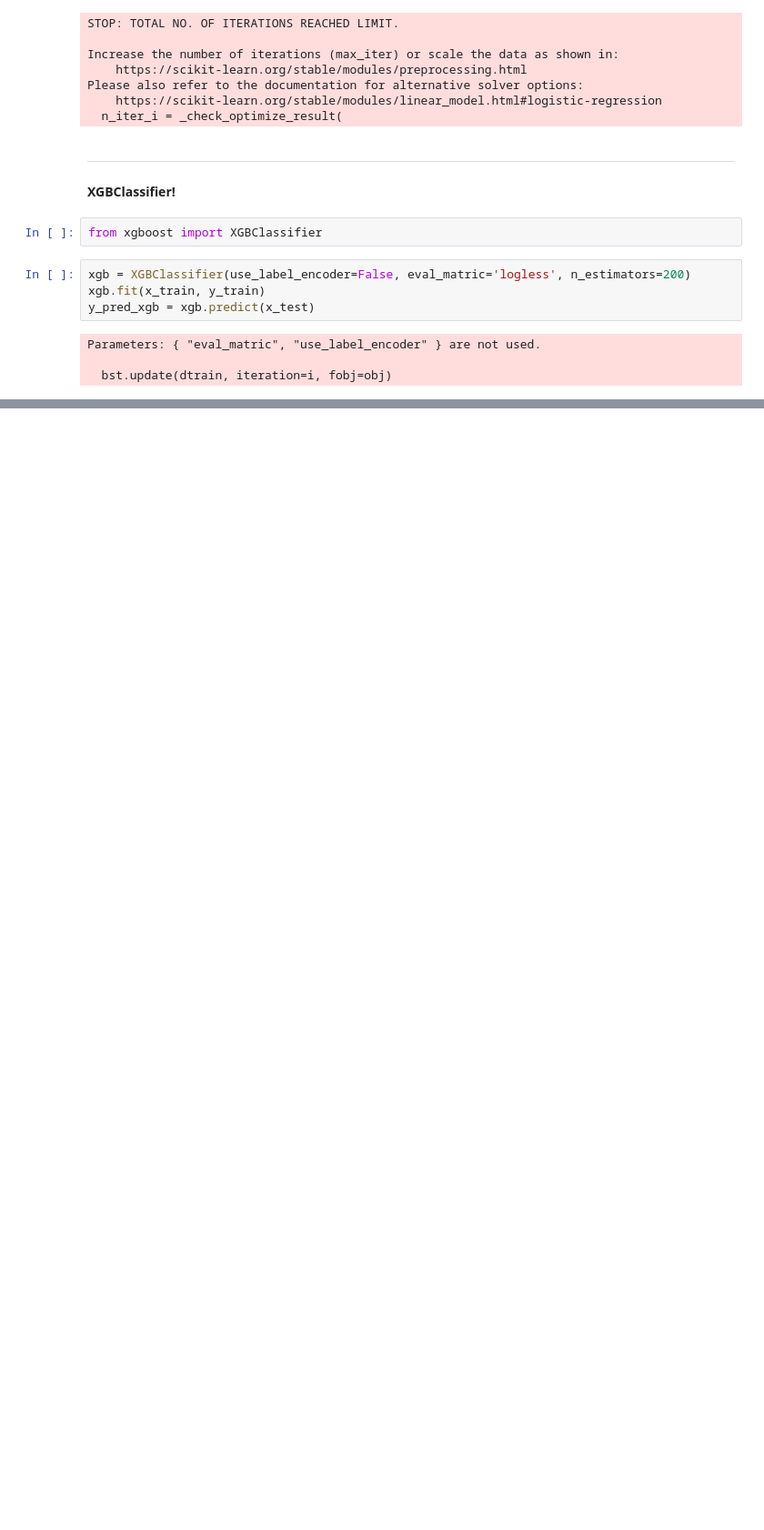
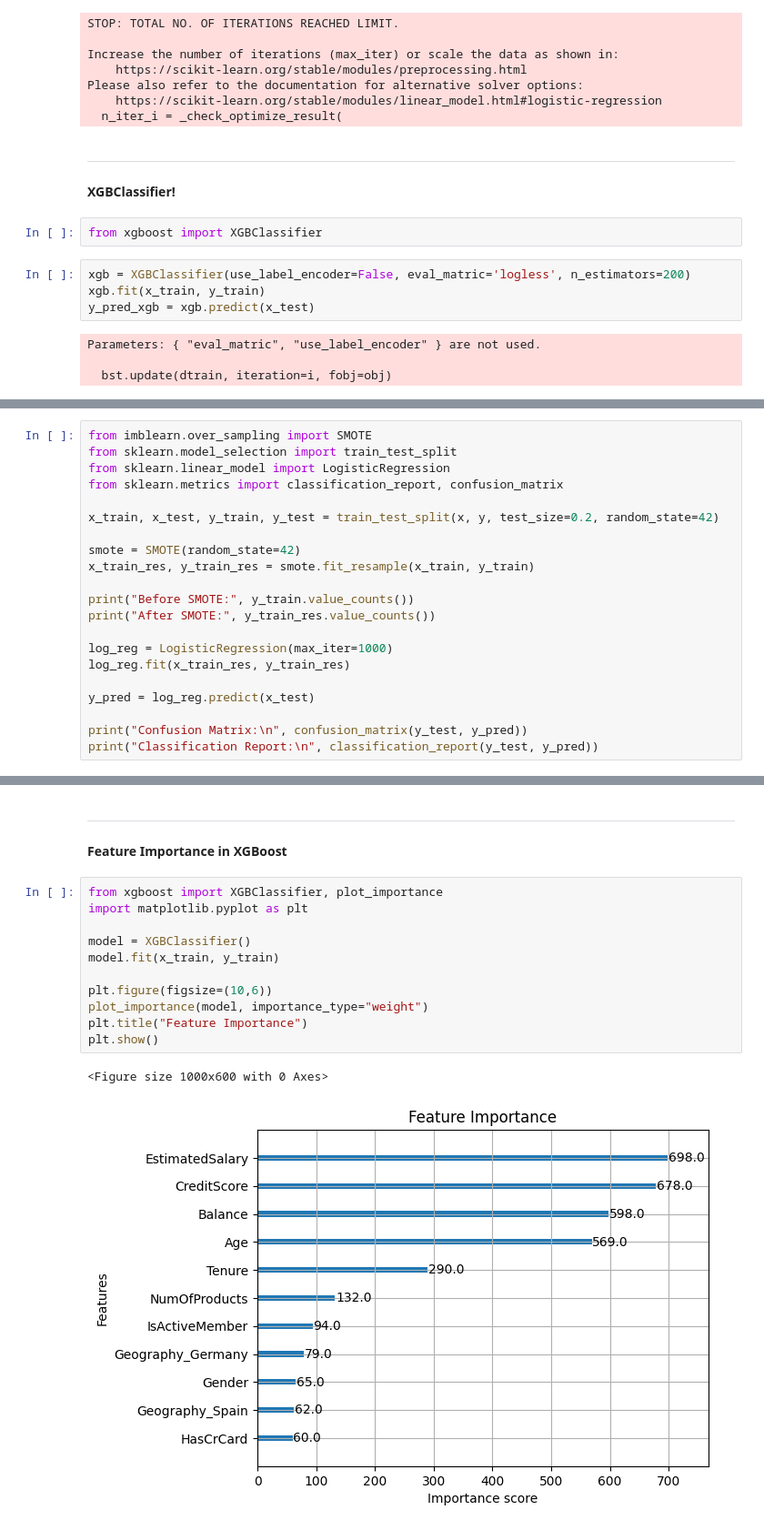
Before and after one commit to zain4cs/Banking-Customer-Churn-Prediction, a Jupyter notebook: Cutomer_Churn.ipynb, the cells around one changed output, grey strips where cells are left out. Shown at 91% size. Cells and saved outputs as stored; diff of their text form; blank space fills up the shorter version.

```diff
--- a/Cutomer_Churn.ipynb
+++ b/Cutomer_Churn.ipynb
@@ -330,0 +352,21 @@ weighted avg       0.84      0.85      0.84      2000
+# %%
+from imblearn.over_sampling import SMOTE
+from sklearn.model_selection import train_test_split
+from sklearn.linear_model import LogisticRegression
+from sklearn.metrics import classification_report, confusion_matrix
+
+x_train, x_test, y_train, y_test = train_test_split(x, y, test_size=0.2, random_state=42)
+
+smote = SMOTE(random_state=42)
+x_train_res, y_train_res = smote.fit_resample(x_train, y_train)
+
+print("Before SMOTE:", y_train.value_counts())
+print("After SMOTE:", y_train_res.value_counts())
+
+log_reg = LogisticRegression(max_iter=1000)
+log_reg.fit(x_train_res, y_train_res)
+
+y_pred = log_reg.predict(x_test)
+
+print("Confusion Matrix:\n", confusion_matrix(y_test, y_pred))
+print("Classification Report:\n", classification_report(y_test, y_pred))
@@ -330,0 +401,18 @@ weighted avg       0.84      0.85      0.84      2000
+# %% [markdown]
+_______________________________________
+# %% [markdown]
+**Feature Importance in XGBoost**
+# %%
+from xgboost import XGBClassifier, plot_importance
+import matplotlib.pyplot as plt
+
+model = XGBClassifier()
+model.fit(x_train, y_train)
+
+plt.figure(figsize=(10,6))
+plot_importance(model, importance_type="weight")
+plt.title("Feature Importance")
+plt.show()
+# %% [output]
+<Figure size 1000x600 with 0 Axes>
+[figure, added]
```
Also changed, not shown: parts of 6 cells of this notebook.
